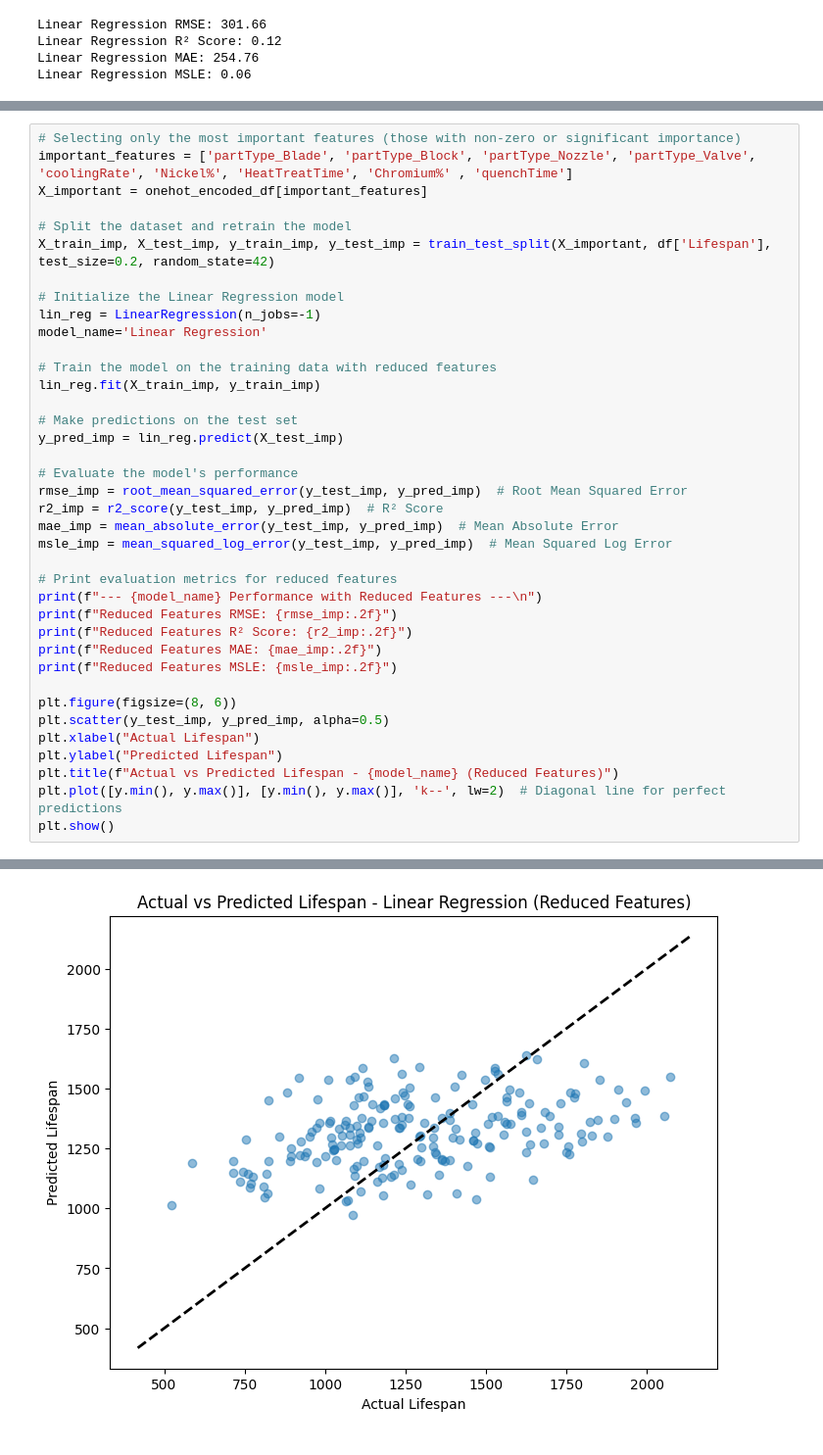
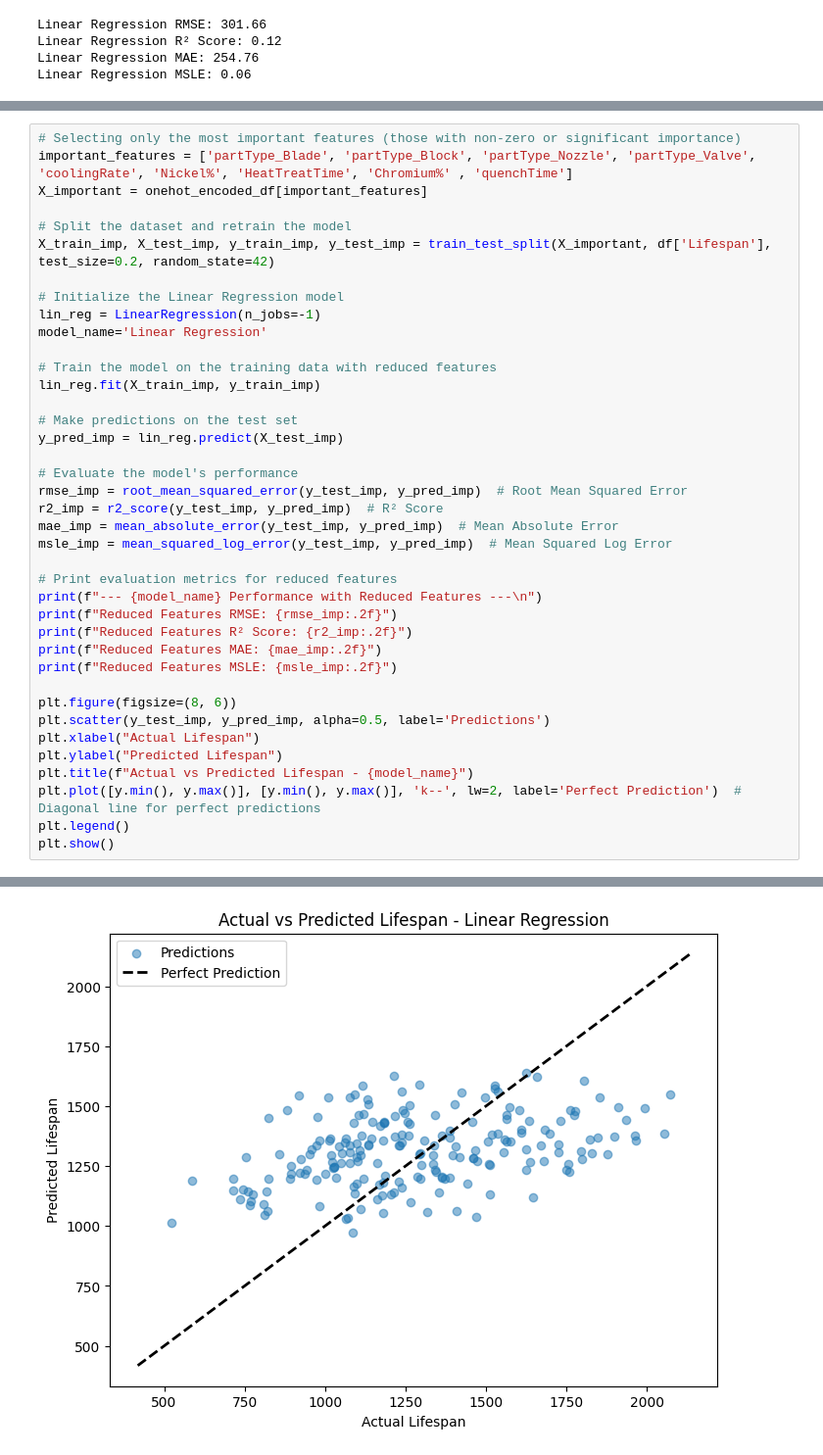
Before and after one commit to muhammedazhar/MSc-DataScience, a Jupyter notebook: COMP1801-ML/Coursework/Testing/Testing.ipynb, the cells around one changed output, grey strips where cells are left out. Shown at 98% size. Saved outputs shown, nothing was run; the diff lists cells and outputs as text.

Commit message:
Add legend in the plot.

```diff
--- a/COMP1801-ML/Coursework/Testing/Testing.ipynb
+++ b/COMP1801-ML/Coursework/Testing/Testing.ipynb
@@ -619,34 +620,35 @@ model_name='Linear Regression'
 # Train the model on the training data with reduced features
 lin_reg.fit(X_train_imp, y_train_imp)
 
 # Make predictions on the test set
 y_pred_imp = lin_reg.predict(X_test_imp)
 
 # Evaluate the model's performance
 rmse_imp = root_mean_squared_error(y_test_imp, y_pred_imp)  # Root Mean Squared Error
 r2_imp = r2_score(y_test_imp, y_pred_imp)  # R² Score
 mae_imp = mean_absolute_error(y_test_imp, y_pred_imp)  # Mean Absolute Error
 msle_imp = mean_squared_log_error(y_test_imp, y_pred_imp)  # Mean Squared Log Error
 
 # Print evaluation metrics for reduced features
 print(f"--- {model_name} Performance with Reduced Features ---\n")
 print(f"Reduced Features RMSE: {rmse_imp:.2f}")
 print(f"Reduced Features R² Score: {r2_imp:.2f}")
 print(f"Reduced Features MAE: {mae_imp:.2f}")
 print(f"Reduced Features MSLE: {msle_imp:.2f}")
 
 plt.figure(figsize=(8, 6))
-plt.scatter(y_test_imp, y_pred_imp, alpha=0.5)
+plt.scatter(y_test_imp, y_pred_imp, alpha=0.5, label='Predictions')
 plt.xlabel("Actual Lifespan")
 plt.ylabel("Predicted Lifespan")
-plt.title(f"Actual vs Predicted Lifespan - {model_name} (Reduced Features)")
-plt.plot([y.min(), y.max()], [y.min(), y.max()], 'k--', lw=2)  # Diagonal line for perfect predictions
+plt.title(f"Actual vs Predicted Lifespan - {model_name}")
+plt.plot([y.min(), y.max()], [y.min(), y.max()], 'k--', lw=2, label='Perfect Prediction')  # Diagonal line for perfect predictions
+plt.legend()
 plt.show()
 # %% [output]
 --- Linear Regression Performance with Reduced Features ---
 
 Reduced Features RMSE: 299.94
 Reduced Features R² Score: 0.13
 Reduced Features MAE: 253.84
 Reduced Features MSLE: 0.06
-[figure, old version]
+[figure, new version]
```
Also changed, not shown: parts of 1 cell of this notebook.
